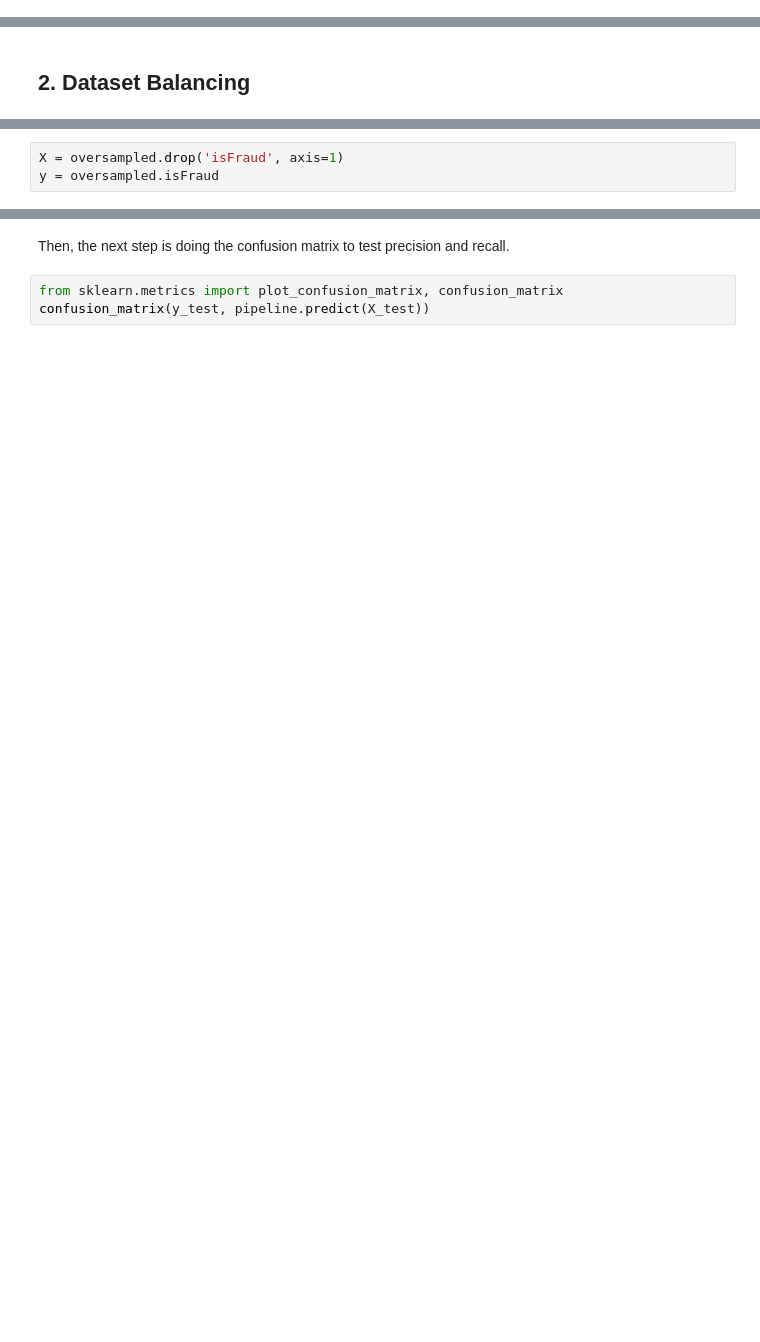
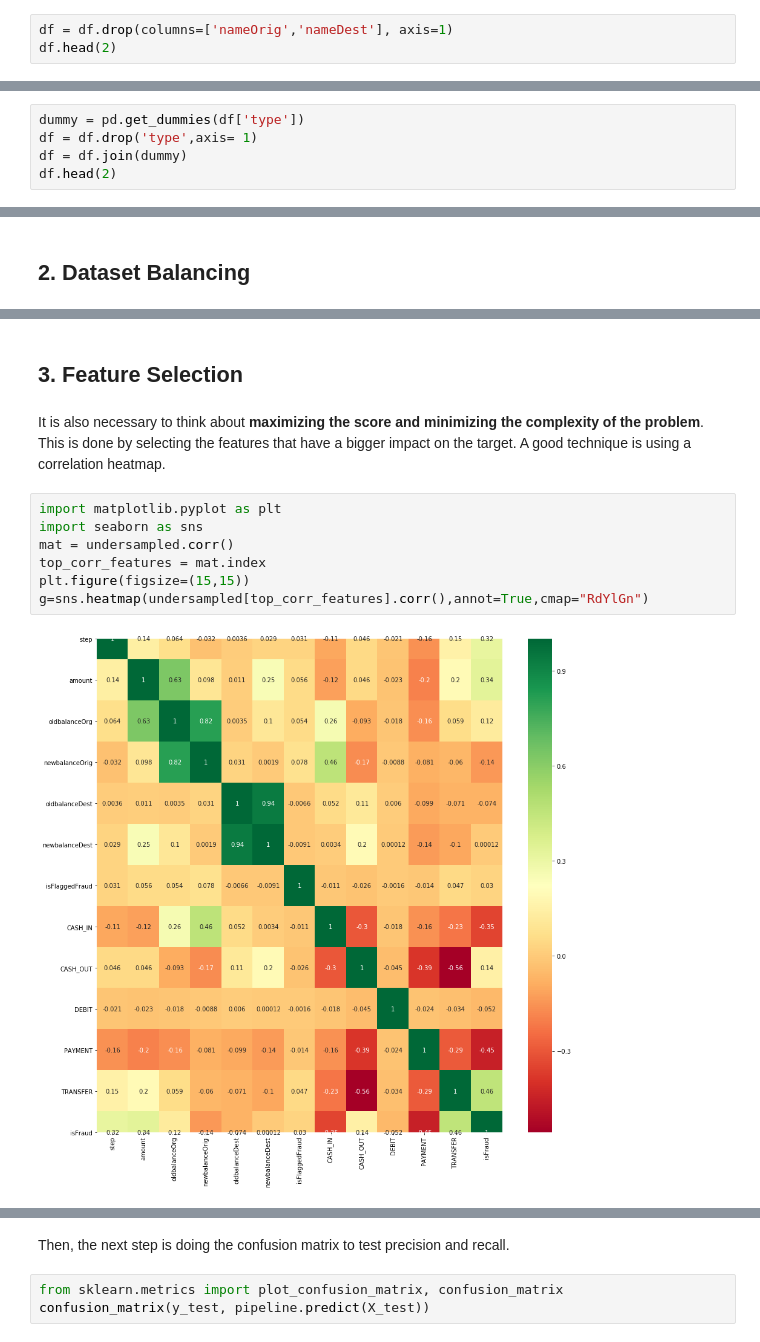
Before and after one commit to ahcamachod/Projects, a Jupyter notebook: Fraud_Detection/Fraud_Detection.ipynb, the cells around one changed output, grey strips where cells are left out. Cells and saved outputs as stored; diff of their text form; blank space fills up the shorter version.

```diff
--- a/Fraud_Detection/Fraud_Detection.ipynb
+++ b/Fraud_Detection/Fraud_Detection.ipynb
@@ -68,0 +44,3 @@ y_legitimate = legitimate.isFraud
+# %%
+df = df.drop(columns=['nameOrig','nameDest'], axis=1)
+df.head(2)
@@ -68,0 +51,5 @@ y_legitimate = legitimate.isFraud
+# %%
+dummy = pd.get_dummies(df['type'])
+df = df.drop('type',axis= 1)
+df = df.join(dummy)
+df.head(2)
@@ -97,4 +101,14 @@ oversampled.isFraud.value_counts()
 Name: isFraud, dtype: int64
-# %%
-X = oversampled.drop('isFraud', axis=1)
-y = oversampled.isFraud
+# %% [markdown]
+## 3. Feature Selection
+# %% [markdown]
+It is also necessary to think about **maximizing the score and minimizing the complexity of the problem**. This is done by selecting the features that have a bigger impact on the target. A good technique is using a correlation heatmap.
+# %%
+import matplotlib.pyplot as plt
+import seaborn as sns
+mat = undersampled.corr()
+top_corr_features = mat.index
+plt.figure(figsize=(15,15))
+g=sns.heatmap(undersampled[top_corr_features].corr(),annot=True,cmap="RdYlGn")
+# %% [output]
+[figure, added]
```
Also changed, not shown: parts of 87 cells of this notebook.
